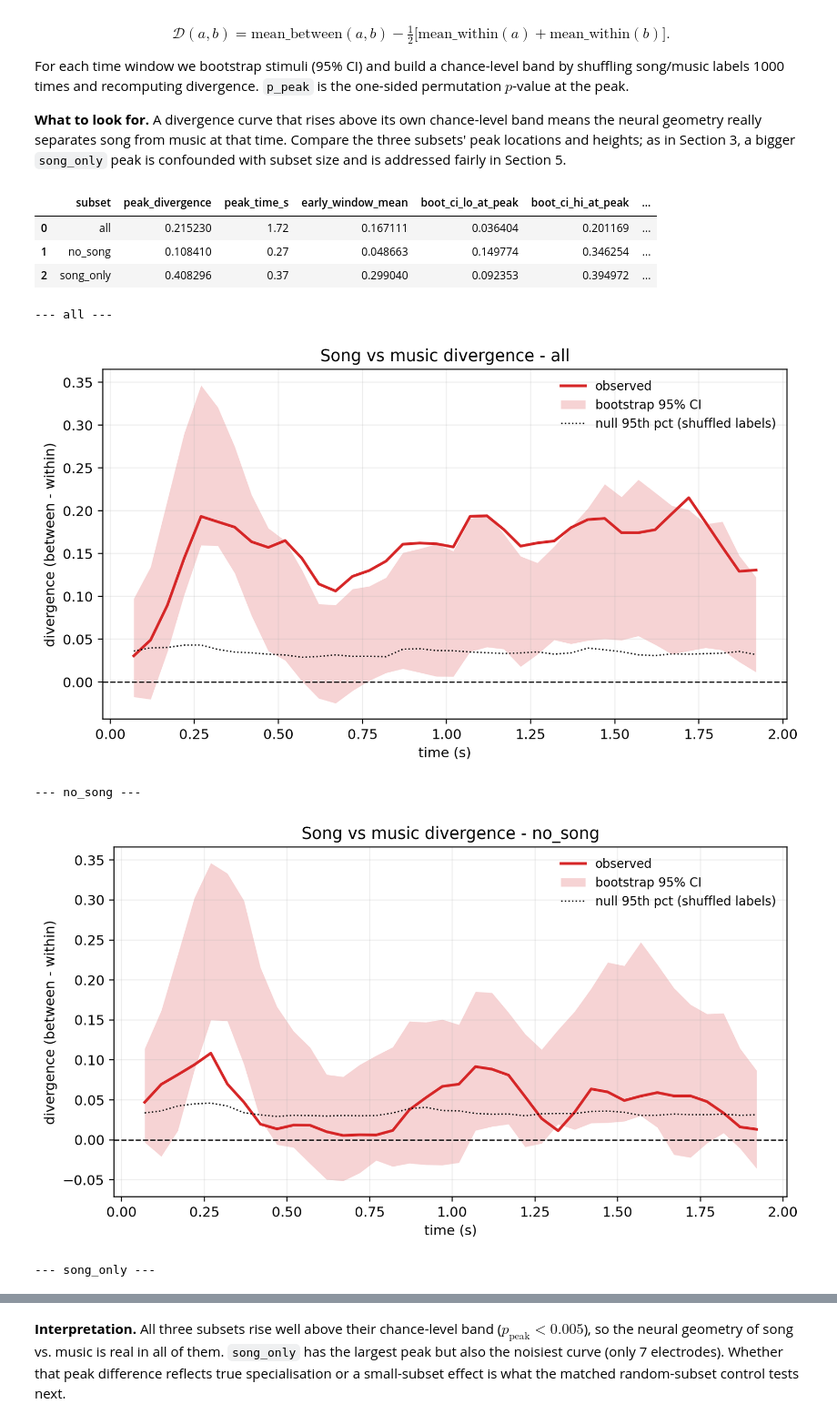
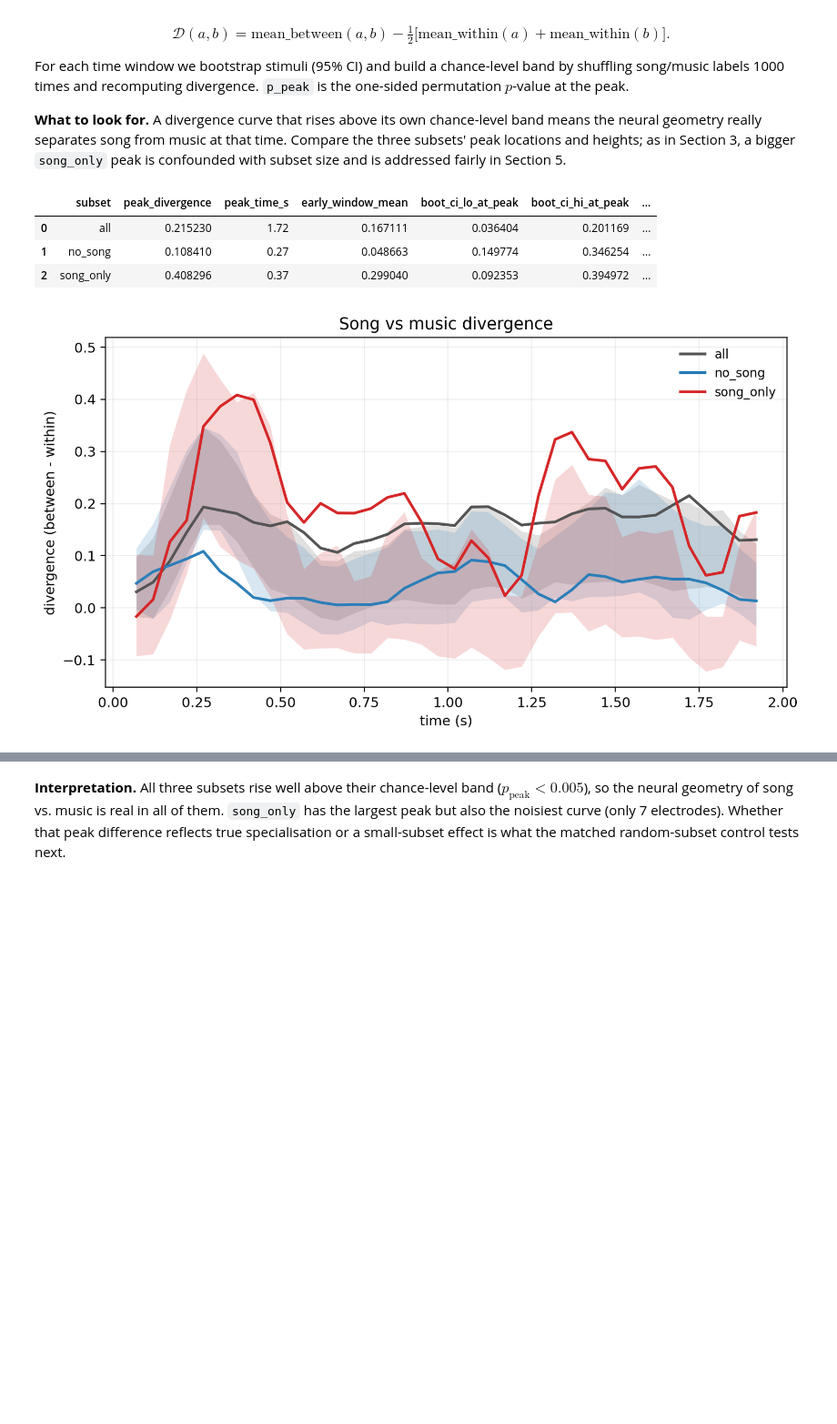
Before and after one commit to ghutchinson04/neuro120-project, a Jupyter notebook: project.ipynb, the cells around one changed output, grey strips where cells are left out. Shown at 91% size. Cells and saved outputs as stored; diff of their text form; code cells hidden in the pictures; blank space fills up the shorter version.

```diff
--- a/project.ipynb
+++ b/project.ipynb
@@ -115,16 +115,10 @@ For each time window we bootstrap stimuli (95% CI) and build a chance-level band
 # %%
 d = pipeline.run_formalized_divergence(ds)
 display(d["summary"])
-for name in ("all", "no_song", "song_only"):
-    print(f"--- {name} ---")
-    display(Image(filename=str(FIG_DIR / f"fig3_divergence_{name}.png")))
+display(Image(filename=str(FIG_DIR / "fig3_divergence_combined.png")))
 # %% [output]
 |  | subset | peak_divergence | peak_time_s | early_window_mean | boot_ci_lo_at_peak | boot_ci_hi_at_peak | ... |
 | 0 | all | 0.215230 | 1.72 | 0.167111 | 0.036404 | 0.201169 | ... |
 | 1 | no_song | 0.108410 | 0.27 | 0.048663 | 0.149774 | 0.346254 | ... |
 | 2 | song_only | 0.408296 | 0.37 | 0.299040 | 0.092353 | 0.394972 | ... |
---- all ---
-[figure, old version]
+[figure, new version]
---- no_song ---
-[figure, removed]
---- song_only ---
```
Also changed, not shown: parts of 14 cells of this notebook, 3 other files.
